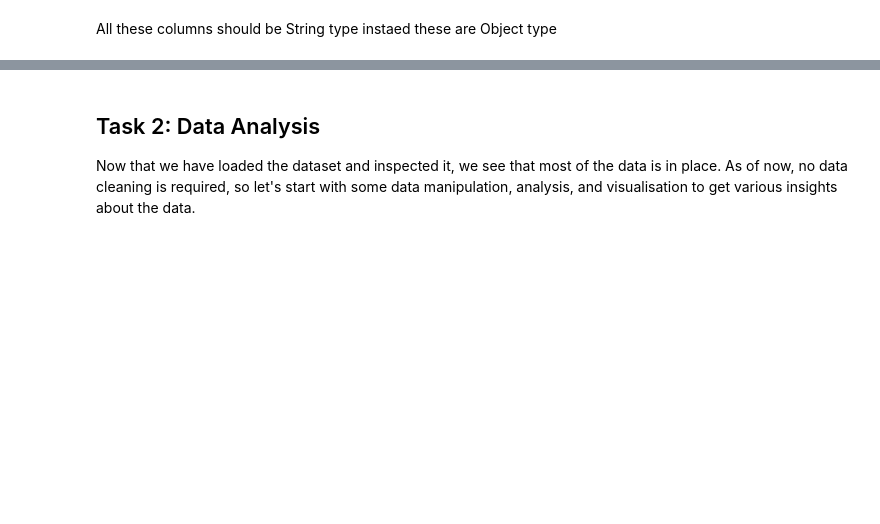
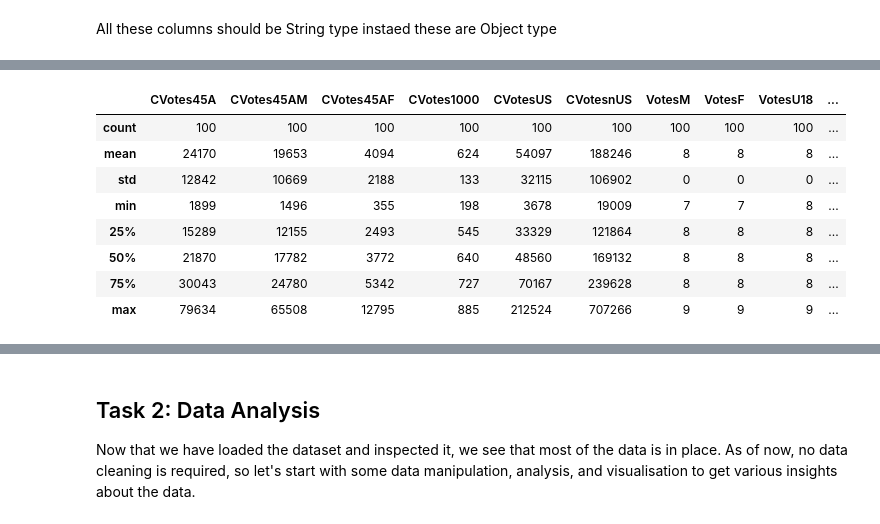
Before and after one commit to Rajesh2015/Logicmojo-AI-ML-Sept25-radash, a Jupyter notebook: EDA/IMDb+Movie+Assignment.ipynb, the cells around one changed output, grey strips where cells are left out. Drawn from its saved outputs; the diff is of its cells as text; code cells hidden in the pictures; blank space fills up the shorter version.

```diff
--- a/EDA/IMDb+Movie+Assignment.ipynb
+++ b/EDA/IMDb+Movie+Assignment.ipynb
@@ -122,0 +149,12 @@ movie_df.describe(include=['int64', 'float64'])
+# %%
+movie_df[numeric_cols[30:47]].describe()
+# %% [output]
+|  | CVotes45A | CVotes45AM | CVotes45AF | CVotes1000 | CVotesUS | CVotesnUS | VotesM | VotesF | VotesU18 | ... |
+| count | 100 | 100 | 100 | 100 | 100 | 100 | 100 | 100 | 100 | ... |
+| mean | 24170 | 19653 | 4094 | 624 | 54097 | 188246 | 8 | 8 | 8 | ... |
+| std | 12842 | 10669 | 2188 | 133 | 32115 | 106902 | 0 | 0 | 0 | ... |
+| min | 1899 | 1496 | 355 | 198 | 3678 | 19009 | 7 | 7 | 8 | ... |
+| 25% | 15289 | 12155 | 2493 | 545 | 33329 | 121864 | 8 | 8 | 8 | ... |
+| 50% | 21870 | 17782 | 3772 | 640 | 48560 | 169132 | 8 | 8 | 8 | ... |
+| 75% | 30043 | 24780 | 5342 | 727 | 70167 | 239628 | 8 | 8 | 8 | ... |
+| max | 79634 | 65508 | 12795 | 885 | 212524 | 707266 | 9 | 9 | 9 | ... |
```
Also changed, not shown: parts of 6 cells of this notebook.
